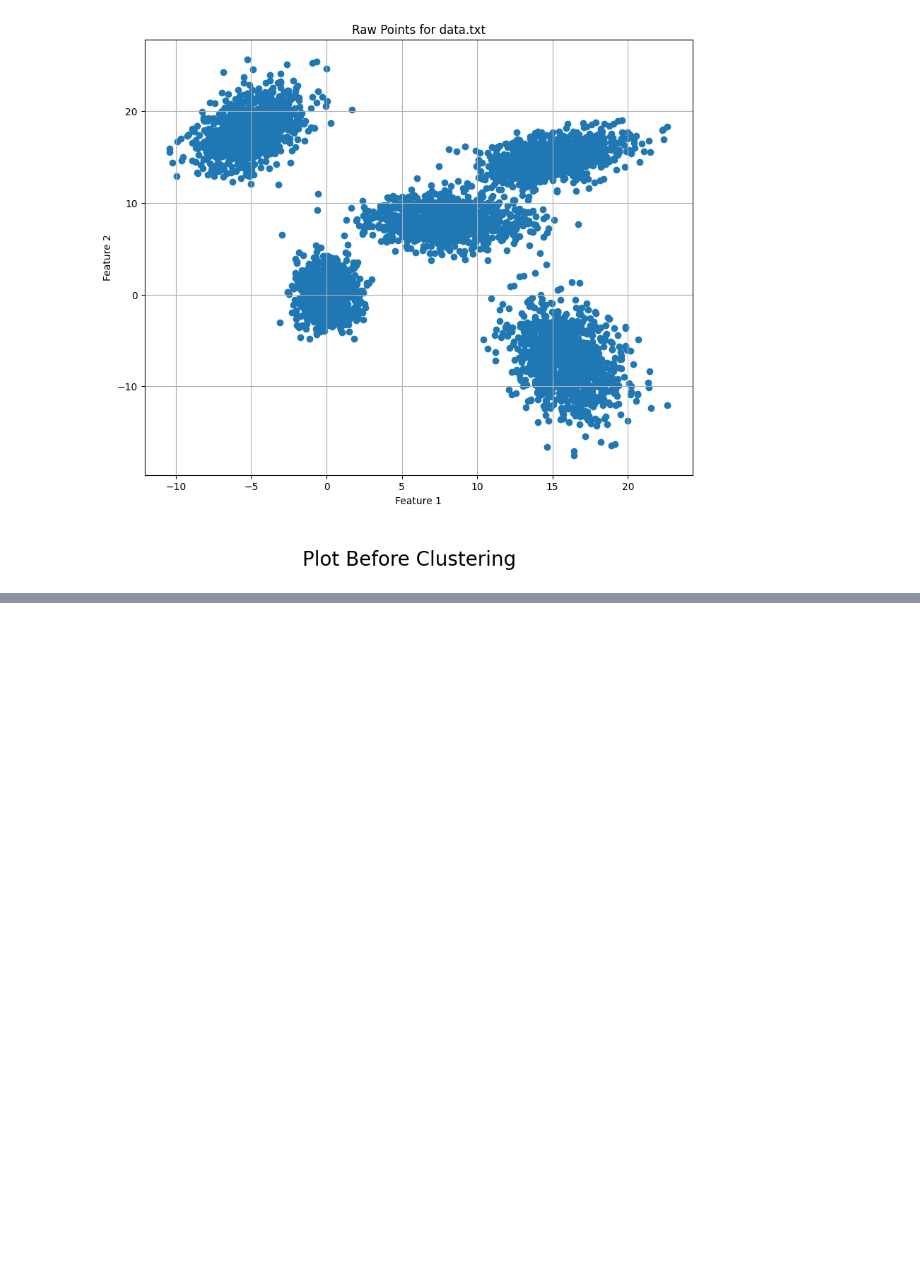
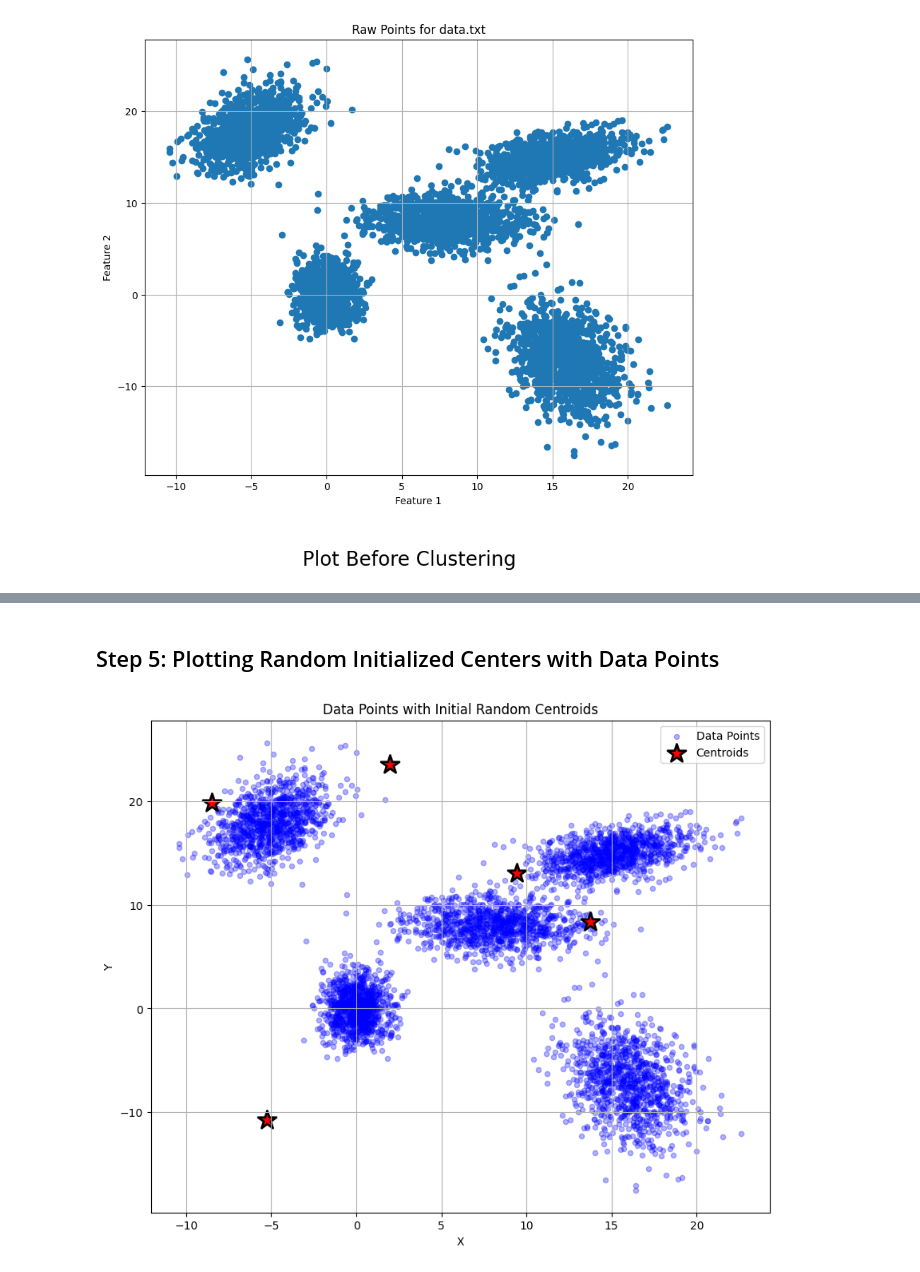
Before and after one commit to calvinberndt/project2_kmeans, a Jupyter notebook: calvincluster.ipynb, the cells around one changed output, grey strips where cells are left out. Saved outputs shown, nothing was run; the diff lists cells and outputs as text; code cells hidden in the pictures; blank space fills up the shorter version.

Commit message:
Update K-Means clustering notebooks with execution counts and added markdown explanations. Initialized centroids and predicted clusters with visualizations for data points and final cluster centers.

```diff
--- a/calvincluster.ipynb
+++ b/calvincluster.ipynb
@@ -66,0 +73,33 @@ plt.show()
+# %%
+k = 5
+
+clusters = {}
+np.random.seed(42) #set the random seed for reproducibility
+
+#Find the range of data for each feature and generate random centroids within that range
+min_x, max_x = X[:, 0].min(), X[:, 0].max()
+min_y, max_y = X[:, 1].min(), X[:, 1].max()
+
+print(f'Min X: {min_x:.4f}, Max X: {max_x:.4f}')
+print(f'Min Y: {min_y:.4f}, Max Y: {max_y:.4f}')
+
+for idx in range(k):
+    center = np.array([
+        np.random.uniform(min_x, max_x),
+        np.random.uniform(min_y, max_y)
+    ])
+    points = []
+    cluster = {
+        'center': center,
+        'points': []
+    }
+    clusters[idx] = cluster
+
+#Display the initialized clusters
+print("Initialized centroids:")
+for i in clusters:
+    center = clusters[i]['center']
+    print(f"Cluster {i}: center = ({center[0]:.4f}, {center[1]:.4f})")
+
+
+print(clusters)
@@ -66,0 +116,16 @@ plt.show()
+# %% [markdown]
+## Step 5: Plotting Random Initialized Centers with Data Points
+# %%
+plt.figure(figsize=(10,8))
+plt.scatter(X[:,0], X[:,1], alpha=0.3, s=20, c='blue', label='Data Points')
+plt.grid(True)
+for i in clusters:
+    center = clusters[i]['center'] #extract X,Y coordinates of the center
+    plt.scatter(center[0], center[1], marker='*', c='red', s=300, edgecolors='black', linewidths=2, label='Centroids' if i == 0 else '')
+plt.title('Data Points with Initial Random Centroids')
+plt.xlabel('X')
+plt.ylabel('Y')
+plt.legend()
+plt.show()
+# %% [output]
+[figure, added]
```
Also changed, not shown: parts of 12 cells of this notebook, 1 other file.
